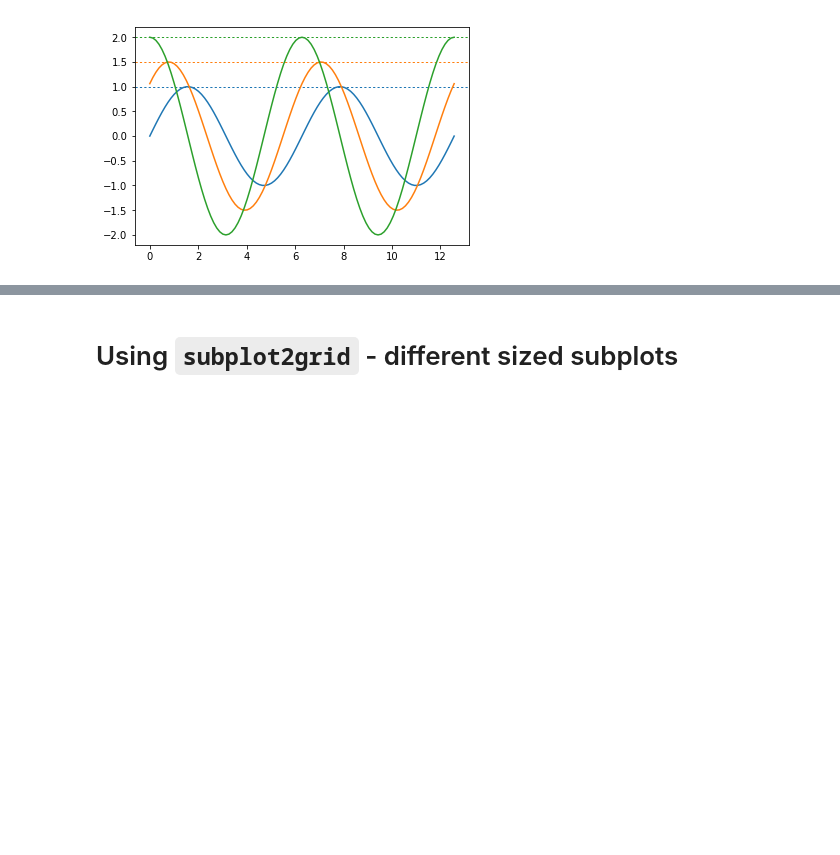
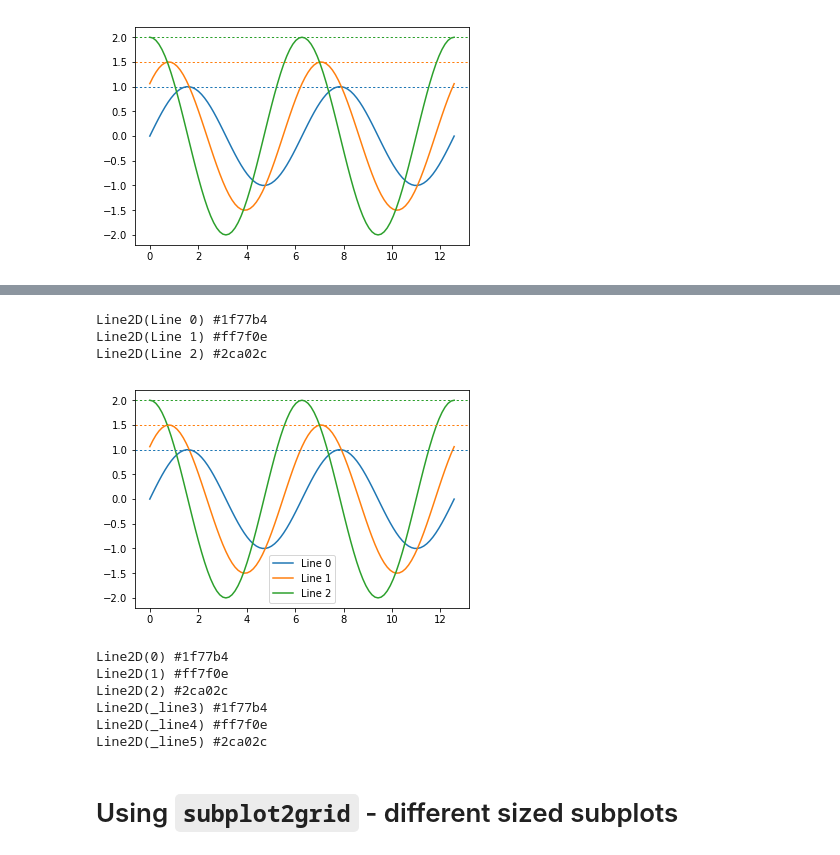
Before and after one commit to gregnordin/notes_to_self, a Jupyter notebook: python/matplotlib_notes.ipynb, the cells around one changed output, grey strips where cells are left out. Saved outputs shown, nothing was run; the diff lists cells and outputs as text; code cells hidden in the pictures; blank space fills up the shorter version.

Commit message:
Refine matplotlib get line colors note with a 2nd case

```diff
--- a/python/matplotlib_notes.ipynb
+++ b/python/matplotlib_notes.ipynb
@@ -113,3 +118,32 @@ for d in data:
+# %%
+xx = np.linspace(0, 4 * np.pi, 101)
+data0 = np.sin(xx)
+data1 = 1.5 * np.sin(xx + np.pi/4)
+data2 = 2 * np.sin(xx + np.pi/2)
+data = [data0, data1, data2]
+fig, ax = plt.subplots()
+for i, d in enumerate(data):
+    ax.plot(xx, d, label='Line {}'.format(i))
+for line in ax.lines:
+    print(line, line.get_color())
+for d, line in zip(data, ax.lines):
+    ax.axhline(max(d), c=line.get_color(), linestyle=':', linewidth=1)
+ax.legend();
+# %% [output]
+Line2D(Line 0) #1f77b4
+Line2D(Line 1) #ff7f0e
+Line2D(Line 2) #2ca02c
+[figure, added]
+# %%
+for line in ax.lines:
+    print(line, line.get_color())
+# %% [output]
+Line2D(0) #1f77b4
+Line2D(1) #ff7f0e
+Line2D(2) #2ca02c
+Line2D(_line3) #1f77b4
+Line2D(_line4) #ff7f0e
+Line2D(_line5) #2ca02c
 # %% [markdown]
 # Using `subplot2grid` - different sized subplots
 # %%
```
Also changed, not shown: parts of 2 cells of this notebook.
